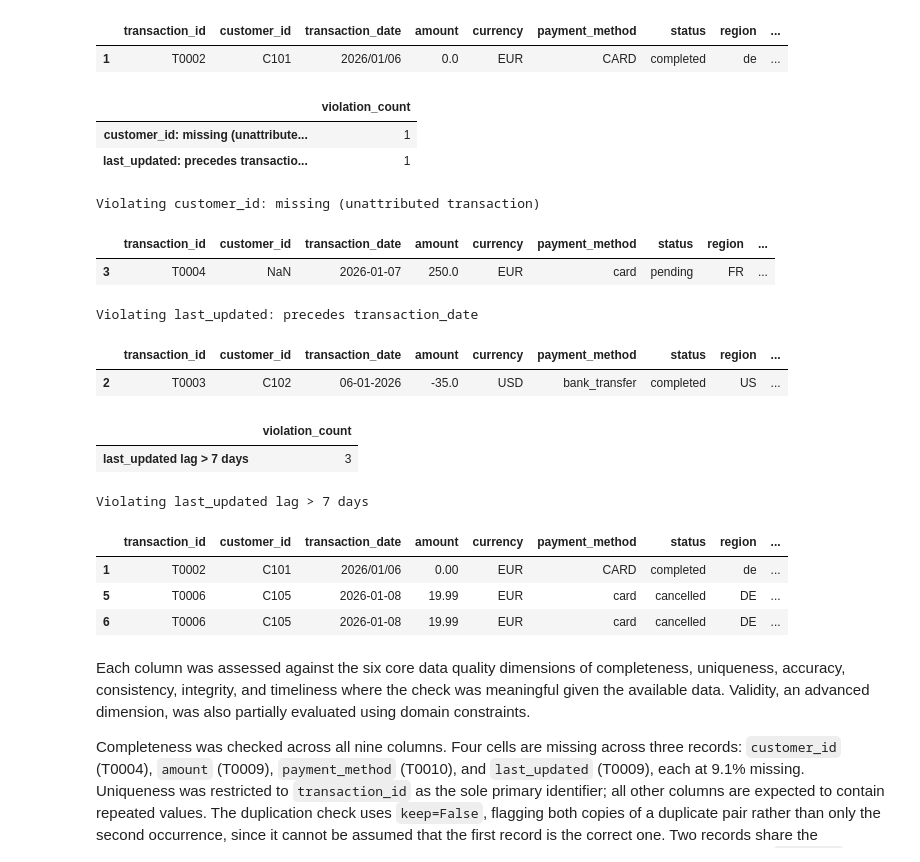
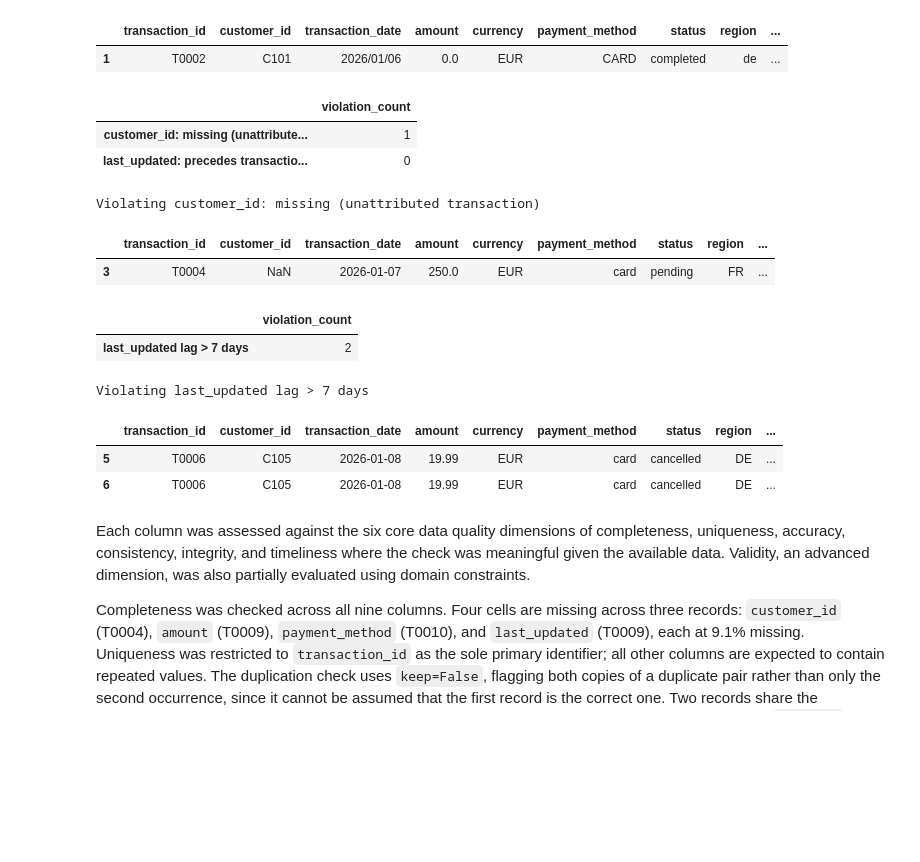
Before and after one commit to DemiahTheFirst/Data-Management-SRH, a Jupyter notebook: week-2/Exercise1/Week2-Exercise–Individual-DataQualityAudit.ipynb, the cells around one changed output. Saved outputs shown, nothing was run; the diff lists cells and outputs as text; code cells hidden in the pictures; blank space fills up the shorter version.

```diff
--- a/week-2/Exercise1/Week2-Exercise–Individual-DataQualityAudit.ipynb
+++ b/week-2/Exercise1/Week2-Exercise–Individual-DataQualityAudit.ipynb
@@ -182,42 +182,39 @@ Violating region: not uppercase
 # %%
 # Referential and temporal relationship checks
 # last_updated before transaction_date is only checked where transaction_date parsed successfully
+# and where the date format was unambiguous (strict ISO 8601 only)
 
 last_updated_parsed = pd.to_datetime(df['last_updated'], errors='coerce')
 transaction_date_parsed = pd.to_datetime(df['transaction_date'], errors='coerce', format='mixed')
-date_parsed_ok = transaction_date_parsed.notna()
 
 integrity_rules = {
     'customer_id: missing (unattributed transaction)': df['customer_id'].isna(),
-    'last_updated: precedes transaction_date': (last_updated_parsed < transaction_date_parsed) & date_parsed_ok,
+    'last_updated: precedes transaction_date': (last_updated_parsed < transaction_date_parsed) & correct_format,
 }
 
 integrity_summary = pd.DataFrame({
     'violation_count': {rule: int(mask.sum()) for rule, mask in integrity_rules.items()}
 })
 display(integrity_summary)
 
 for rule, mask in integrity_rules.items():
     if mask.any():
         print(f"\nViolating {rule}")
         display(df[mask])
 # %% [output]
 |  | violation_count |
 | customer_id: missing (unattribute... | 1 |
-| last_updated: precedes transactio... | 1 |
+| last_updated: precedes transactio... | 0 |
 Violating customer_id: missing (unattributed transaction)
 |  | transaction_id | customer_id | transaction_date | amount | currency | payment_method | status | region | ... |
 | 3 | T0004 | NaN | 2026-01-07 | 250.0 | EUR | card | pending | FR | ... |
-Violating last_updated: precedes transaction_date
-|  | transaction_id | customer_id | transaction_date | amount | currency | payment_method | status | region | ... |
-| 2 | T0003 | C102 | 06-01-2026 | -35.0 | USD | bank_transfer | completed | US | ... |
 # %%
 # Internal update lag: how many days between transaction_date and last_updated
 # Only checked where both dates parsed successfully
 # Rows where lag exceeds 7 and are negative days are flagged
 # negative lag handled separately as integrity violation
 
-valid_dates = transaction_date_parsed.notna() & last_updated_parsed.notna()
+valid_dates = correct_format & last_updated_parsed.notna()
 lag = (last_updated_parsed - transaction_date_parsed).dt.days
 timeliness_mask = valid_dates & (lag > 7)
 timely = valid_dates & (lag >= 0) & (lag <= 7)
@@ -232,10 +229,9 @@ if timeliness_mask.any():
     display(df[timeliness_mask])
 # %% [output]
 |  | violation_count |
-| last_updated lag > 7 days | 3 |
+| last_updated lag > 7 days | 2 |
 Violating last_updated lag > 7 days
 |  | transaction_id | customer_id | transaction_date | amount | currency | payment_method | status | region | ... |
-| 1 | T0002 | C101 | 2026/01/06 | 0.00 | EUR | CARD | completed | de | ... |
 | 5 | T0006 | C105 | 2026-01-08 | 19.99 | EUR | card | cancelled | DE | ... |
 | 6 | T0006 | C105 | 2026-01-08 | 19.99 | EUR | card | cancelled | DE | ... |
 # %% [markdown]
```
Also changed, not shown: parts of 4 cells of this notebook.
